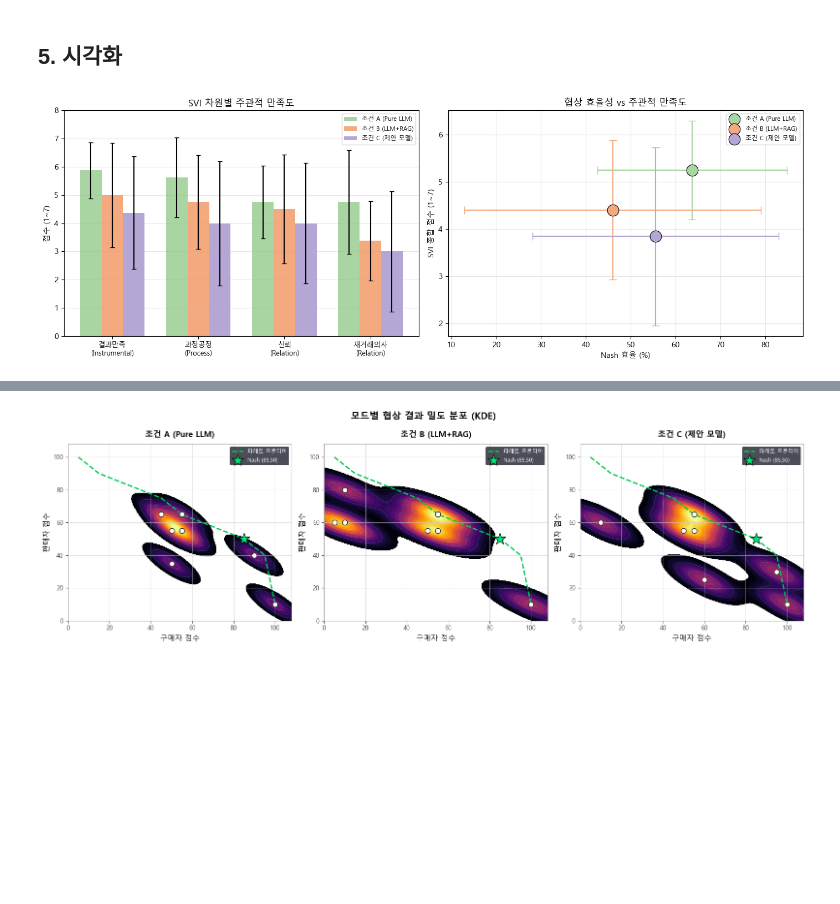
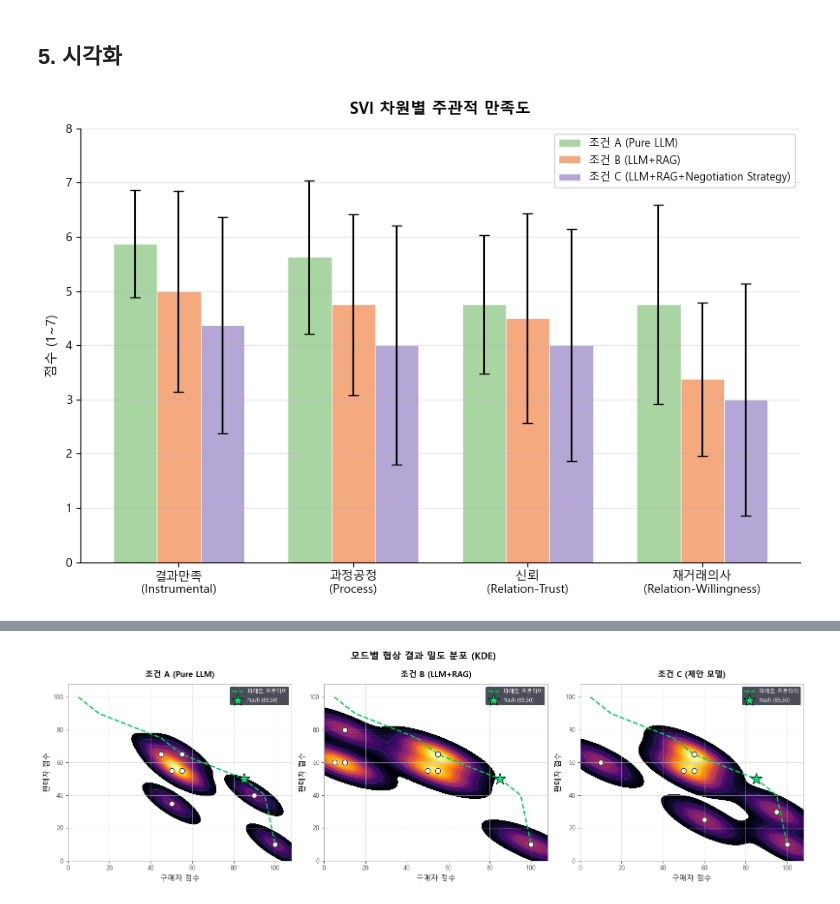
Before and after one commit to song2du/Negotiation-Agent, a Jupyter notebook: experiments/final_analysis.ipynb, the cells around one changed output, grey strips where cells are left out. Saved outputs shown, nothing was run; the diff lists cells and outputs as text; code cells hidden in the pictures; blank space fills up the shorter version.

Commit message:
add nash efficency analysis

```diff
--- a/experiments/final_analysis.ipynb
+++ b/experiments/final_analysis.ipynb
@@ -370,55 +386,71 @@ Spearman r=0.148, p=0.4898 ns
 # %%
 # ── SVI 차원별 막대 + Nash 효율 vs SVI 산점도 ─────────────────
 MODE_COLORS = {
     'pure_llm':              '#A8D5A2',
     'llm_rag':               '#F4A97F',
     'llm_rag_nego_strategy': '#B5A7D5',
 }
-BAR_LABELS = [MODE_LABEL[m] for m in MODES]
 
-fig, axes = plt.subplots(1, 2, figsize=(14, 5))
+MODE_LABEL_GRAPH = {
+    'pure_llm':              '조건 A (Pure LLM)',
+    'llm_rag':               '조건 B (LLM+RAG)',
+    'llm_rag_nego_strategy': '조건 C (LLM+RAG+Negotiation Strategy)',
+}
 
-# 왼쪽: SVI 차원별 막대
-ax = axes[0]
-dims   = ['satisfaction','fairness','trust','willingness']
-dk     = ['결과만족\n(Instrumental)','과정공정\n(Process)','신뢰\n(Relation)','재거래의사\n(Relation)']
-x      = np.arange(len(dims))
-width  = 0.25
+os.makedirs('images', exist_ok=True)
+
+# ── 그래프 1: SVI 차원별 막대 ─────────────────────────────────
+fig, ax = plt.subplots(figsize=(9, 6))
+
+dims  = ['satisfaction', 'fairness', 'trust', 'willingness']
+dk    = ['결과만족\n(Instrumental)', '과정공정\n(Process)', '신뢰\n(Relation-Trust)', '재거래의사\n(Relation-Willingness)']
+x     = np.arange(len(dims))
+width = 0.25
 
 for i, mode in enumerate(MODES):
     vals = [svi_df[svi_df['mode']==mode][d].mean() for d in dims]
     errs = [svi_df[svi_df['mode']==mode][d].std()  for d in dims]
-    ax.bar(x + i*width, vals, width, yerr=errs, capsize=3,
-           label=MODE_LABEL[mode], color=MODE_COLORS[mode])
+    ax.bar(x + i*width, vals, width, yerr=errs, capsize=4,
+           label=MODE_LABEL_GRAPH[mode], color=MODE_COLORS[mode], edgecolor='white', linewidth=0.5)
 
 ax.set_xticks(x + width)
-ax.set_xticklabels(dk, fontsize=9)
+ax.set_xticklabels(dk, fontsize=10)
 ax.set_ylim(0, 8)
-ax.set_ylabel('점수 (1~7)')
-ax.set_title('SVI 차원별 주관적 만족도')
-ax.legend(fontsize=8)
+ax.set_ylabel('점수 (1~7)', fontsize=11)
+ax.set_title('SVI 차원별 주관적 만족도', fontsize=13, fontweight='bold', pad=12)
+ax.legend(fontsize=9, loc='upper right')
 ax.grid(axis='y', alpha=0.3)
-
-# 오른쪽: Nash 효율 vs SVI 종합 산점도
-ax = axes[1]
-for mode in MODES:
-    sub  = svi_df[svi_df['mode']==mode]
-    px   = sub['nash_efficiency'] * 100
-    py   = sub['svi_total']
-    ax.scatter(px.mean(), py.mean(), s=220, color=MODE_COLORS[mode],
-               label=MODE_LABEL[mode], zorder=5, edgecolors='black', lw=0.8)
-    ax.errorbar(px.mean(), py.mean(), xerr=px.std(), yerr=py.std(),
-                fmt='none', color=MODE_COLORS[mode], capsize=5, lw=1.5)
-
-ax.set_xlabel('Nash 효율 (%)')
-ax.set_ylabel('SVI 종합 점수 (1~7)')
-ax.set_title('협상 효율성 vs 주관적 만족도')
-ax.legend(fontsize=8)
-ax.grid(alpha=0.3)
+ax.spines['top'].set_visible(False)
+ax.spines['right'].set_visible(False)
 
 plt.tight_layout()
-os.makedirs('images', exist_ok=True)
-plt.savefig('images/svi_analysis.png', dpi=150, bbox_inches='tight')
+plt.savefig('images/svi_dimensions.png', dpi=300, bbox_inches='tight')
 plt.show()
+print('저장: images/svi_dimensions.png')
+
+# ── 그래프 2: Nash 효율 vs SVI 종합 산점도 ───────────────────
+fig, ax = plt.subplots(figsize=(7, 6))
+
+for mode in MODES:
+    sub = svi_df[svi_df['mode']==mode]
+    px  = sub['nash_efficiency'] * 100
+    py  = sub['svi_total']
+    ax.scatter(px.mean(), py.mean(), s=260, color=MODE_COLORS[mode],
+               label=MODE_LABEL_GRAPH[mode], zorder=5, edgecolors='black', lw=0.8)
+    ax.errorbar(px.mean(), py.mean(), xerr=px.std(), yerr=py.std(),
+                fmt='none', color=MODE_COLORS[mode], capsize=6, lw=1.8)
+
+ax.set_xlabel('Nash 효율 (%)', fontsize=11)
+ax.set_ylabel('수정 SVI 점수 (1~7)', fontsize=11)
+ax.set_title('조건별 협상 효율성과 주관적 만족도 비교', fontsize=13, fontweight='bold', pad=12)
+ax.legend(fontsize=9)
+ax.grid(alpha=0.3)
+ax.spines['top'].set_visible(False)
+ax.spines['right'].set_visible(False)
+
+plt.tight_layout()
+plt.savefig('images/nash_vs_svi.png', dpi=300, bbox_inches='tight')
+plt.show()
+print('저장: images/nash_vs_svi.png')
 # %% [output]
-[figure, old version]
+[figure, new version]
```
Also changed, not shown: parts of 8 cells of this notebook.
